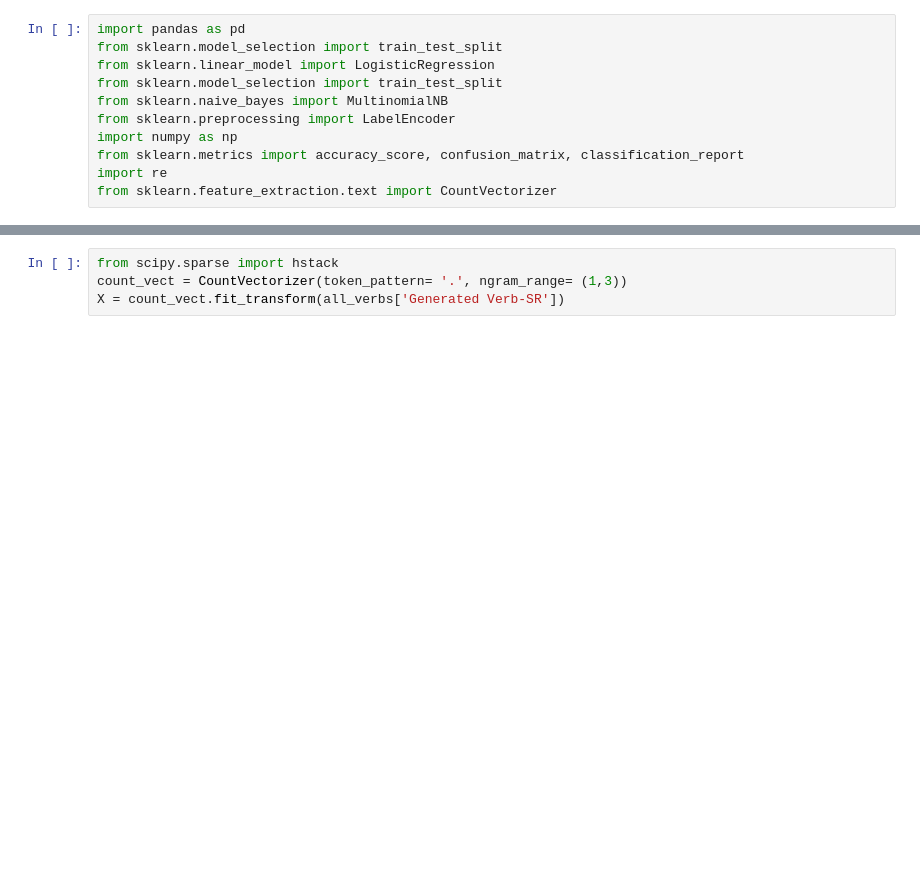
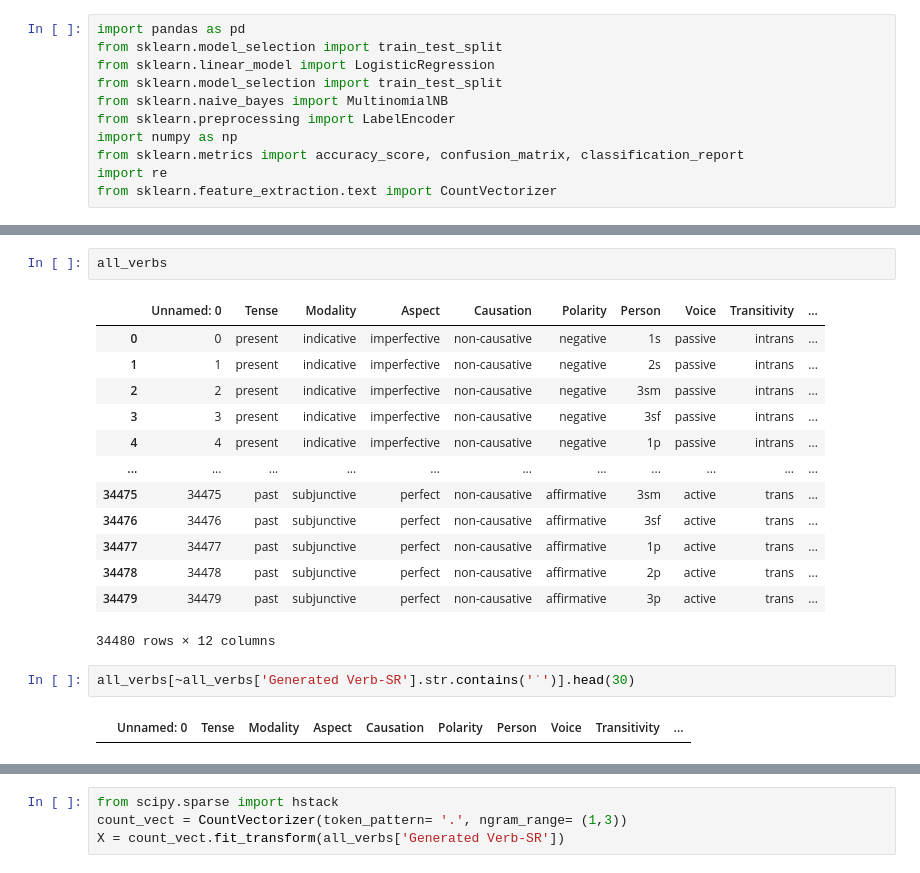
Before and after one commit to nedatahe/tati_verbs, a Jupyter notebook: 05- Logistic Regression w added features.ipynb, the cells around one changed output, grey strips where cells are left out. Cells and saved outputs as stored; diff of their text form; blank space fills up the shorter version.

```diff
--- a/05- Logistic Regression w added features.ipynb
+++ b/05- Logistic Regression w added features.ipynb
@@ -29,3 +45,23 @@ all_verbs
+# %%
+all_verbs
+# %% [output]
+|  | Unnamed: 0 | Tense | Modality | Aspect | Causation | Polarity | Person | Voice | Transitivity | ... |
+| 0 | 0 | present | indicative | imperfective | non-causative | negative | 1s | passive | intrans | ... |
+| 1 | 1 | present | indicative | imperfective | non-causative | negative | 2s | passive | intrans | ... |
+| 2 | 2 | present | indicative | imperfective | non-causative | negative | 3sm | passive | intrans | ... |
+| 3 | 3 | present | indicative | imperfective | non-causative | negative | 3sf | passive | intrans | ... |
+| 4 | 4 | present | indicative | imperfective | non-causative | negative | 1p | passive | intrans | ... |
+| ... | ... | ... | ... | ... | ... | ... | ... | ... | ... | ... |
+| 34475 | 34475 | past | subjunctive | perfect | non-causative | affirmative | 3sm | active | trans | ... |
+| 34476 | 34476 | past | subjunctive | perfect | non-causative | affirmative | 3sf | active | trans | ... |
+| 34477 | 34477 | past | subjunctive | perfect | non-causative | affirmative | 1p | active | trans | ... |
+| 34478 | 34478 | past | subjunctive | perfect | non-causative | affirmative | 2p | active | trans | ... |
+| 34479 | 34479 | past | subjunctive | perfect | non-causative | affirmative | 3p | active | trans | ... |
+34480 rows × 12 columns
+# %%
+all_verbs[~all_verbs['Generated Verb-SR'].str.contains('ˈ')].head(30)
+# %% [output]
+|  | Unnamed: 0 | Tense | Modality | Aspect | Causation | Polarity | Person | Voice | Transitivity | ... |
 # %%
 all_verbs['Stress Number'] = all_verbs['Generated Verb-SR'].apply(lambda word: word.rindex('ˈ') / len(word)) #before : goes input variable
 all_verbs
```
Also changed, not shown: parts of 27 cells of this notebook, 5 other files.
